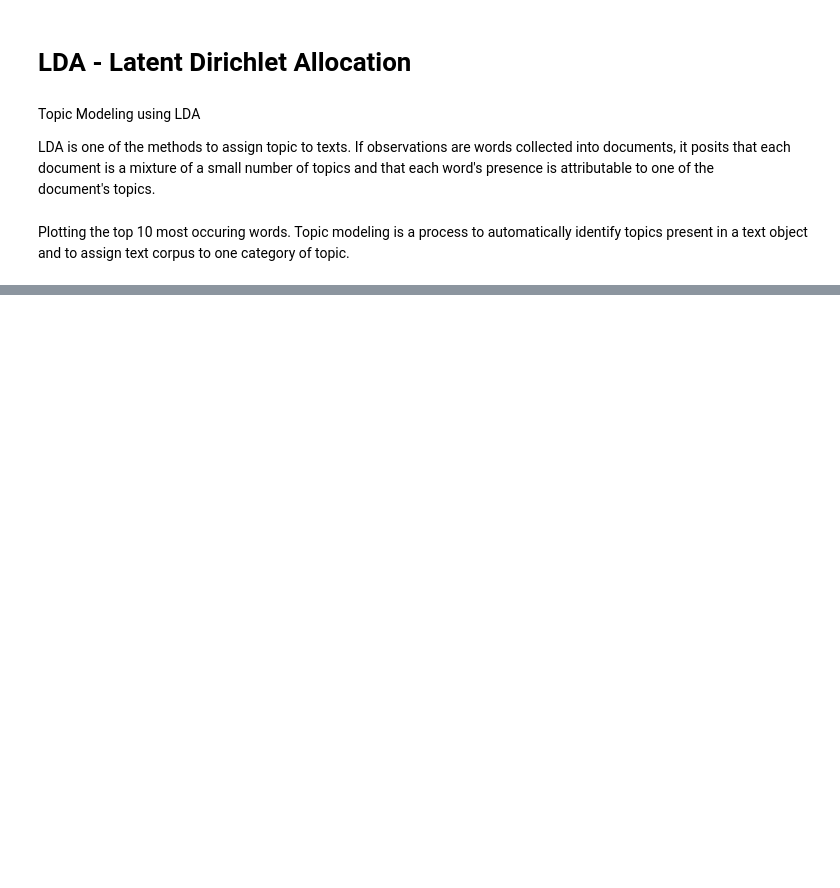
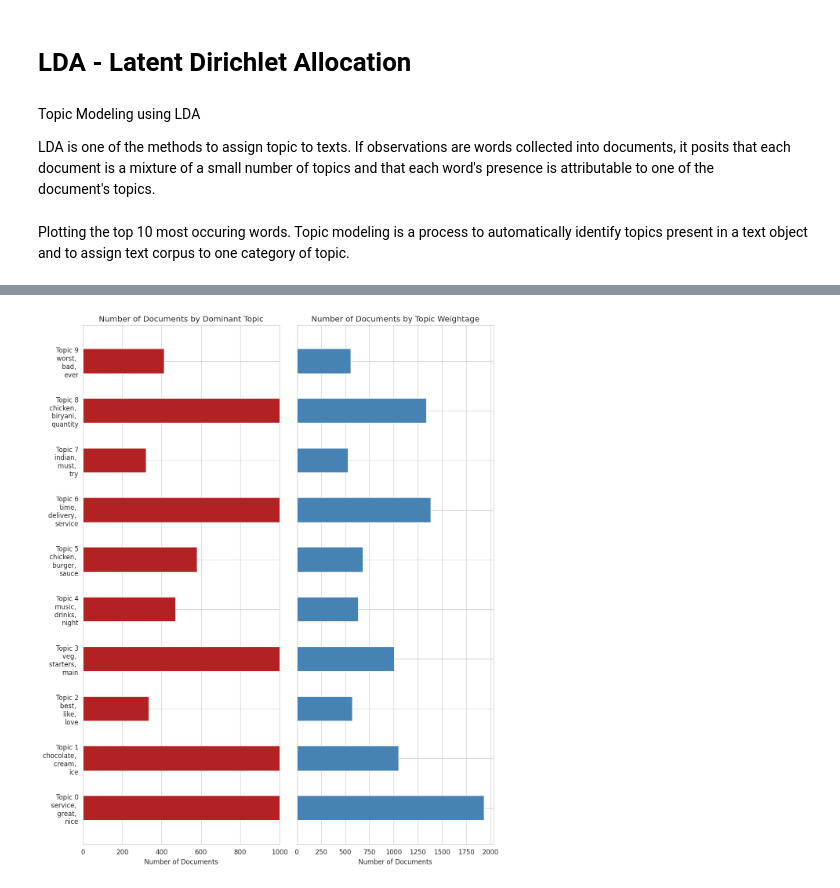
Before and after one commit to dipakpatil2001/Zomato-Restaurant-Clustering-And-Sentiment-Analysis-Unsupervised-ML, a Jupyter notebook: Zomato_Restaurant_Clustering_And_Sentiment_Analysis.ipynb, the cells around one changed output, grey strips where cells are left out. Cells and saved outputs as stored; diff of their text form; code cells hidden in the pictures; blank space fills up the shorter version.

```diff
--- a/Zomato_Restaurant_Clustering_And_Sentiment_Analysis.ipynb
+++ b/Zomato_Restaurant_Clustering_And_Sentiment_Analysis.ipynb
@@ -1391,0 +1279,59 @@ Write the conclusion here.
+# %%
+# Sentence Coloring of N Sentences
+def topics_per_document(model, corpus, start=0, end=1):
+    corpus_sel = corpus[start:end]
+    dominant_topics = []
+    topic_percentages = []
+    for i, corp in enumerate(corpus_sel):
+        topic_percs = model[corp] if isinstance(model, gensim.models.LdaModel) else model.get_document_topics(corp)
+        dominant_topic = sorted(topic_percs, key=lambda x: x[1], reverse=True)[0][0]
+        dominant_topics.append((i, dominant_topic))
+        topic_percentages.append(topic_percs)
+    return(dominant_topics, topic_percentages)
+
+dominant_topics, topic_percentages = topics_per_document(model=lda_model, corpus=bow_corpus, end=-1)
+
+# Distribution of Dominant Topics in Each Document
+df = pd.DataFrame(dominant_topics, columns=['Document_Id', 'Dominant_Topic'])
+dominant_topic_in_each_doc = df.groupby('Dominant_Topic').size()
+df_dominant_topic_in_each_doc = dominant_topic_in_each_doc.to_frame(name='count').reset_index()
+
+# Total Topic Distribution by actual weight
+topic_weightage_by_doc = pd.DataFrame([dict(t) for t in topic_percentages])
+df_topic_weightage_by_doc = topic_weightage_by_doc.sum().to_frame(name='count').reset_index()
+
+# Top 3 Keywords for each Topic
+topic_top3words = [(i, topic) for i, topics in lda_model.show_topics(formatted=False)
+                                 for j, (topic, wt) in enumerate(topics) if j < 3]
+
+df_top3words_stacked = pd.DataFrame(topic_top3words, columns=['topic_id', 'words'])
+df_top3words = df_top3words_stacked.groupby('topic_id').agg(', \n'.join)
+df_top3words.reset_index(level=0,inplace=True)
+
+# Plot
+fig, (ax1, ax2) = plt.subplots(1, 2, figsize=(10, 12), dpi=120, sharey=True)
+
+from matplotlib.ticker import FuncFormatter
+
+# Horizontal bar plot for Number of Documents by Dominant Topic
+ax1.barh(y='Dominant_Topic', width='count', data=df_dominant_topic_in_each_doc, height=0.5, color='firebrick')
+ax1.set_yticks(range(df_dominant_topic_in_each_doc.Dominant_Topic.unique().__len__()))
+tick_formatter = FuncFormatter(lambda x, pos: 'Topic ' + str(x) + '\n' + df_top3words.loc[df_top3words.topic_id==x, 'words'].values[0])
+ax1.yaxis.set_major_formatter(tick_formatter)
+
+ax1.set_title('Number of Documents by Dominant Topic', fontdict=dict(size=12))
+ax1.set_xlabel('Number of Documents')
+ax1.set_xlim(0, 1000)
+
+# Horizontal bar plot for Number of Documents by Topic Weightage
+ax2.barh(y='index', width='count', data=df_topic_weightage_by_doc, height=0.5, color='steelblue')
+ax2.set_yticks(range(df_topic_weightage_by_doc.index.unique().__len__()))
+ax2.yaxis.set_major_formatter(tick_formatter)
+
+ax2.set_title('Number of Documents by Topic Weightage', fontdict=dict(size=12))
+ax2.set_xlabel('Number of Documents')
+
+plt.tight_layout()
+plt.show()
+# %% [output]
+[figure, added]
```
Also changed, not shown: parts of 77 cells of this notebook.
